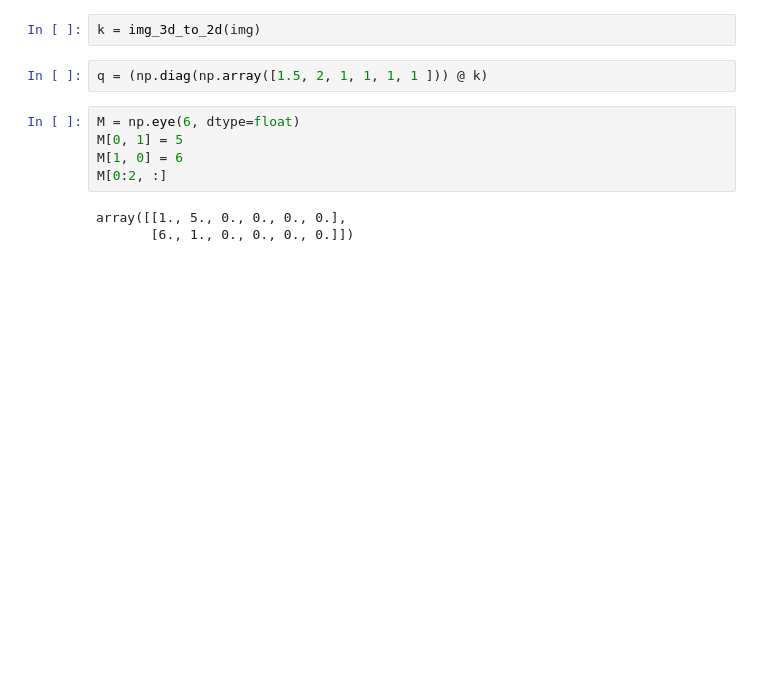
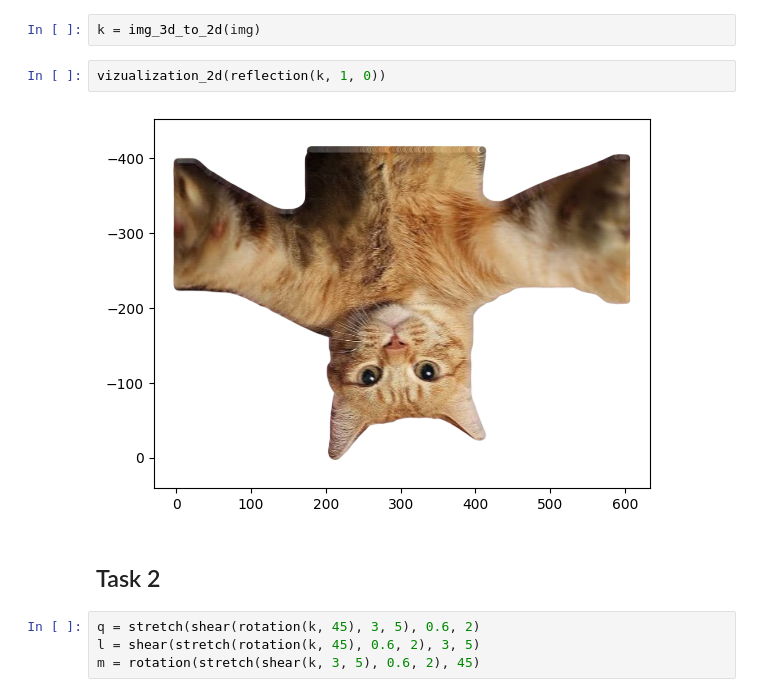
Before and after one commit to AlonaNazarenko/ala-lab1-nazarenko-alona, a Jupyter notebook: lab1.ipynb, the cells around one changed output. Cells and saved outputs as stored; diff of their text form; blank space fills up the shorter version.

```diff
--- a/lab1.ipynb
+++ b/lab1.ipynb
@@ -114,13 +95,13 @@ def reflection(X,a,b):
     return M @ X
 # %%
 k = img_3d_to_2d(img)
-# %%
-q = (np.diag(np.array([1.5, 2, 1, 1, 1, 1 ])) @ k)
+# %%
+vizualization_2d(reflection(k, 1, 0))
+# %% [output]
+[figure, added]
+# %% [markdown]
+## Task 2
 # %%
-M = np.eye(6, dtype=float)
-M[0, 1] = 5
-M[1, 0] = 6
-M[0:2, :]
+q = stretch(shear(rotation(k, 45), 3, 5), 0.6, 2)
+l = shear(stretch(rotation(k, 45), 0.6, 2), 3, 5)
+m = rotation(stretch(shear(k, 3, 5), 0.6, 2), 45)
-# %% [output]
-array([[1., 5., 0., 0., 0., 0.],
-       [6., 1., 0., 0., 0., 0.]])
```
Also changed, not shown: parts of 24 cells of this notebook, 32 other files.
